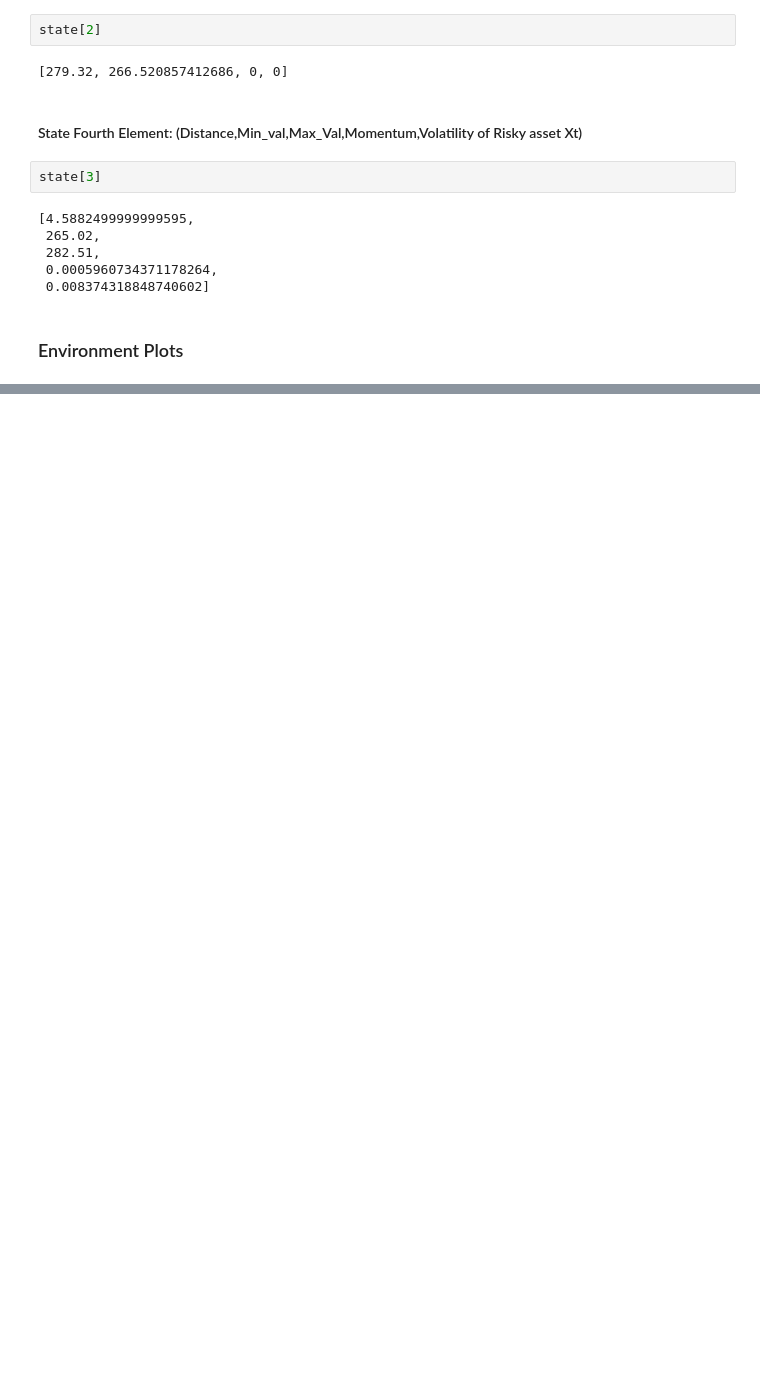
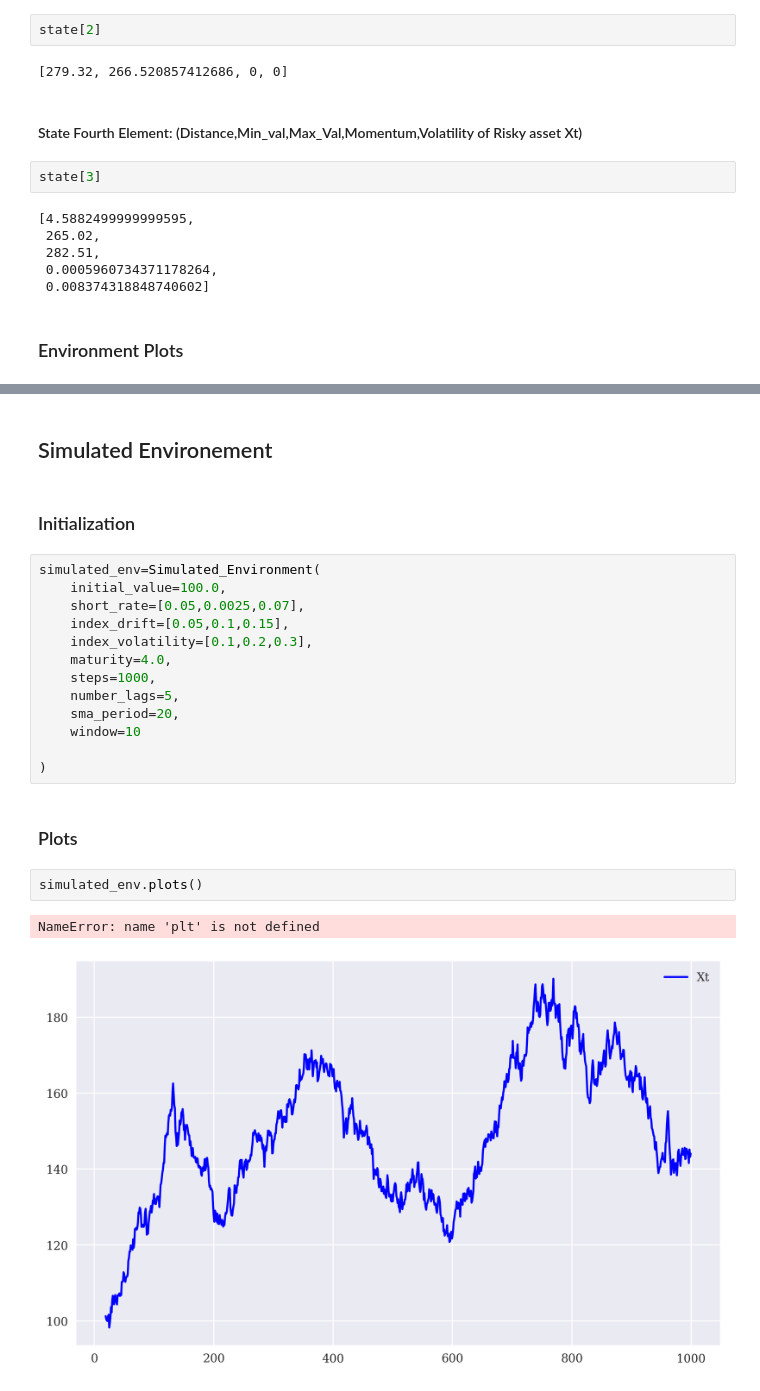
Before and after one commit to spiralMonster/QuantRL, a Jupyter notebook: DynamicAssetAllocation/TwoAsset/DynamicTwoAssetAllocation.ipynb, the cells around one changed output, grey strips where cells are left out. Saved outputs shown, nothing was run; the diff lists cells and outputs as text; blank space fills up the shorter version.

Commit message:
Simulated env added to Dynamic Asset Allocation

```diff
--- a/DynamicAssetAllocation/TwoAsset/DynamicTwoAssetAllocation.ipynb
+++ b/DynamicAssetAllocation/TwoAsset/DynamicTwoAssetAllocation.ipynb
@@ -158,3 +159,27 @@ env.plots()
 [figure]
 [figure]
 [figure]
+# %% [markdown]
+## Simulated Environement
+# %% [markdown]
+### Initialization
+# %%
+simulated_env=Simulated_Environment(
+    initial_value=100.0,
+    short_rate=[0.05,0.0025,0.07],
+    index_drift=[0.05,0.1,0.15],
+    index_volatility=[0.1,0.2,0.3],
+    maturity=4.0,
+    steps=1000,
+    number_lags=5,
+    sma_period=20,
+    window=10
+
+)
+# %% [markdown]
+### Plots
+# %%
+simulated_env.plots()
+# %% [output]
+NameError: name 'plt' is not defined
+[figure, added]
```
Also changed, not shown: parts of 2 cells of this notebook, 4 other files.
